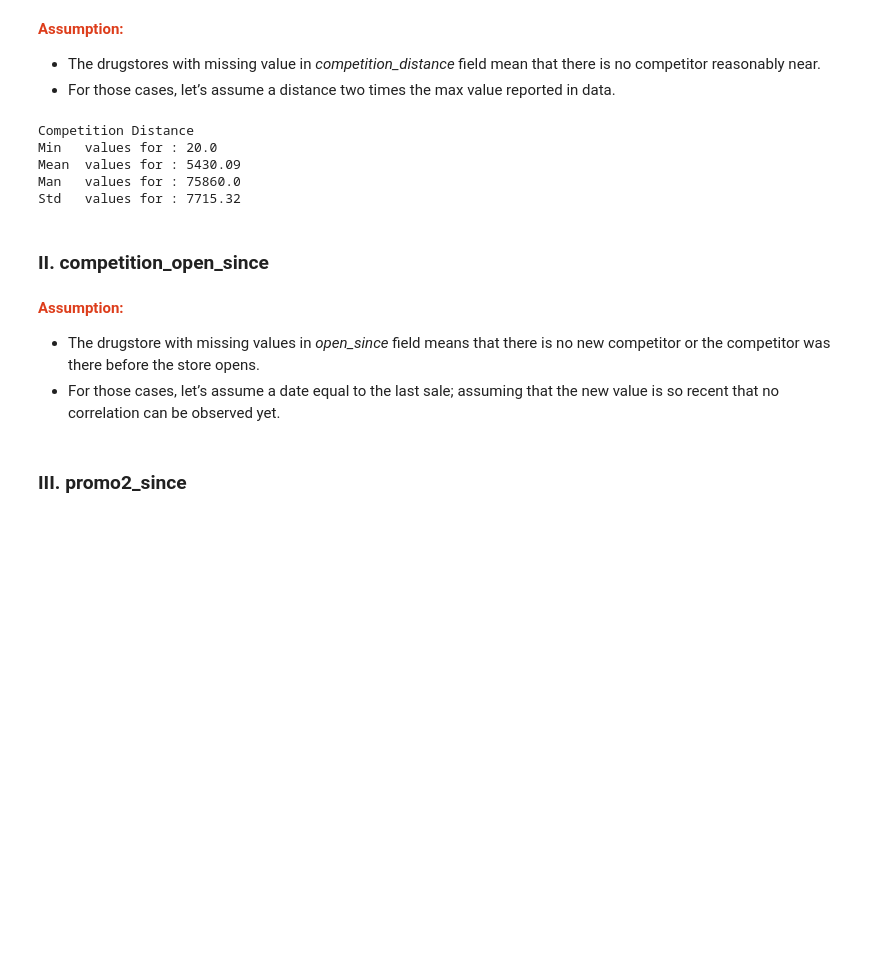
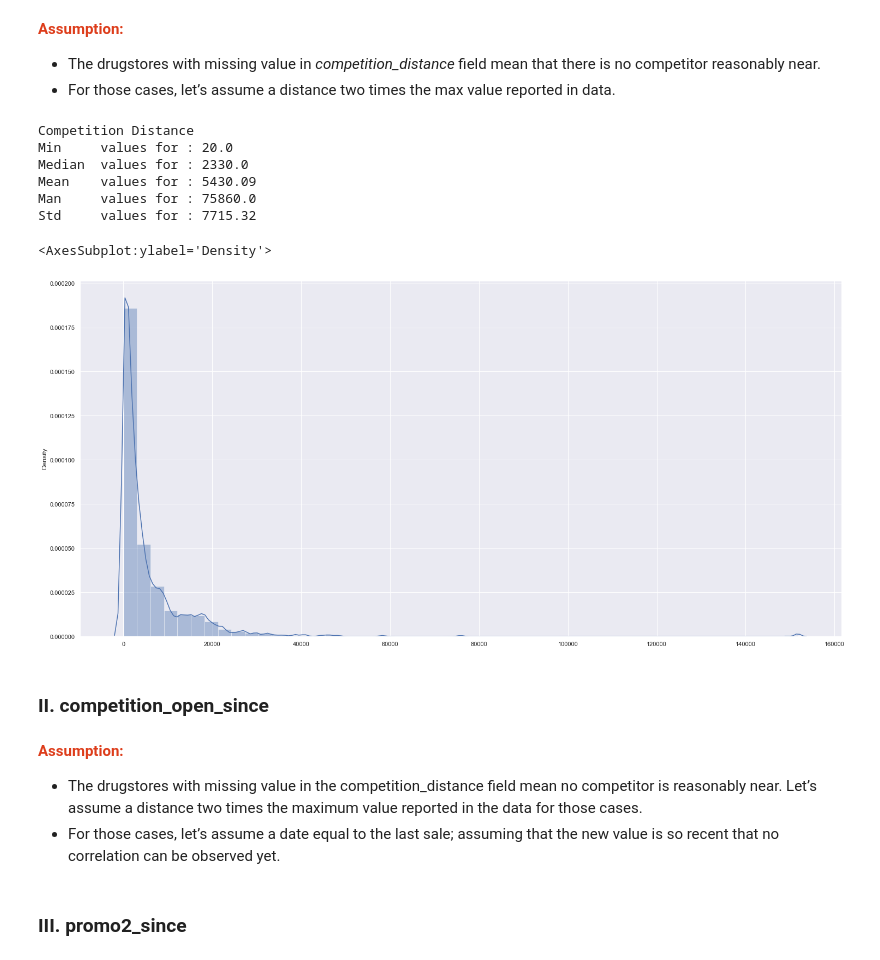
Before and after one commit to bpuppim/Rossmann-Forecast, a Jupyter notebook: Rossmann.ipynb, the cells around one changed output. Cells and saved outputs as stored; diff of their text form; code cells hidden in the pictures; blank space fills up the shorter version.

```diff
--- a/Rossmann.ipynb
+++ b/Rossmann.ipynb
@@ -292,24 +292,31 @@ dtype: int64
 - For those cases, let’s assume a distance two times the max value reported in data.
 # %%
 print('Competition Distance')
-print( 'Min   values for : {} '.format( df2['competition_distance'].min() ) )
-print( 'Mean  values for : {} '.format( round( df2['competition_distance'].mean(), 2 ) ) )
-print( 'Man   values for : {} '.format( df2['competition_distance'].max() ) )
-print( 'Std   values for : {} '.format( round( df2['competition_distance'].std(), 2 ) ) )
+print( 'Min     values for : {} '.format( df2['competition_distance'].min() ) )
+print( 'Median  values for : {} '.format( round( df2['competition_distance'].median(), 2 ) ) )
+print( 'Mean    values for : {} '.format( round( df2['competition_distance'].mean(), 2 ) ) )
+print( 'Man     values for : {} '.format( df2['competition_distance'].max() ) )
+print( 'Std     values for : {} '.format( round( df2['competition_distance'].std(), 2 ) ) )
 
 filler_competition_distance = 2 * df2['competition_distance'].max()
 df2.competition_distance = df2.competition_distance.fillna(filler_competition_distance)
 # %% [output]
 Competition Distance
-Min   values for : 20.0
-Mean  values for : 5430.09
-Man   values for : 75860.0
-Std   values for : 7715.32
+Min     values for : 20.0
+Median  values for : 2330.0
+Mean    values for : 5430.09
+Man     values for : 75860.0
+Std     values for : 7715.32
+# %%
+sns.distplot(x=df2['competition_distance'])
+# %% [output]
+<AxesSubplot:ylabel='Density'>
+[figure, added]
 # %% [markdown]
 ### II. competition_open_since
 # %% [markdown]
 <a style="font-size: 1.0em; color:#DD3D1B; ">__Assumption:__</a>
-- The drugstore with missing values in _open_since_ field means that there is no new competitor or the competitor was there before the store opens.
+- The drugstores with missing value in the competition_distance field mean no competitor is reasonably near. Let’s assume a distance two times the maximum value reported in the data for those cases.
 - For those cases, let’s assume a date equal to the last sale; assuming that the new value is so recent that no correlation can be observed yet.
 # %%
 # month
```
Also changed, not shown: parts of 58 cells of this notebook.
